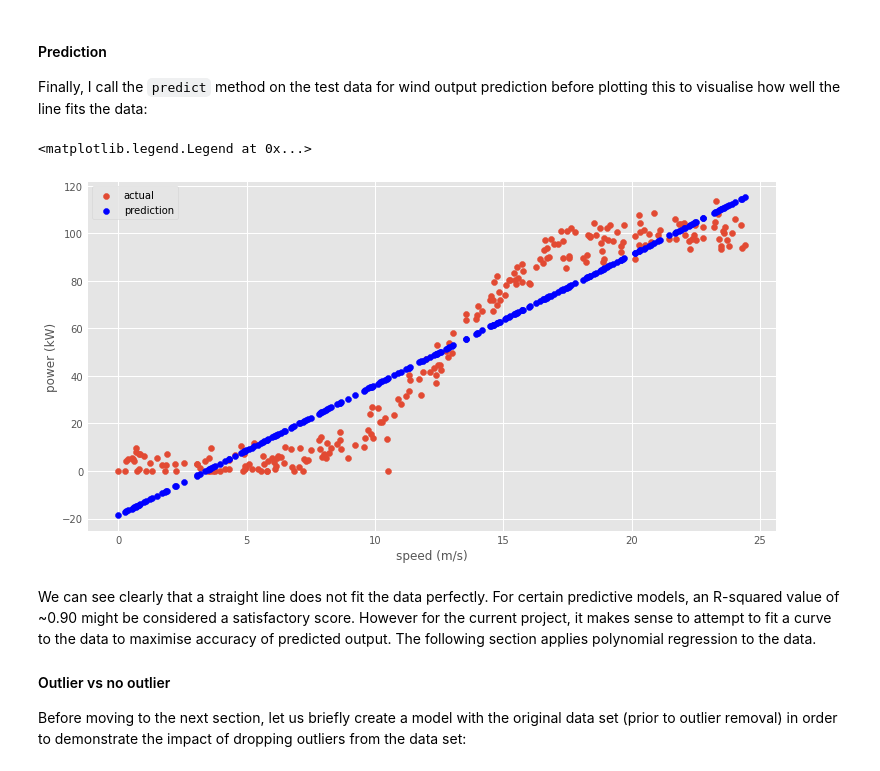
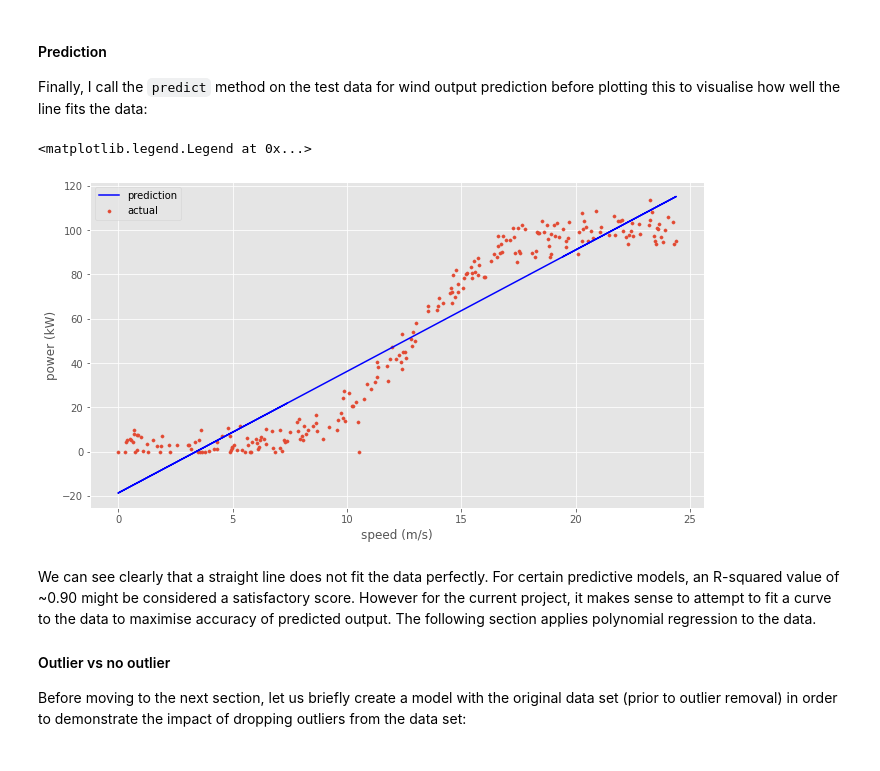
Before and after one commit to colm-o-caoimh/MachineLearning, a Jupyter notebook: mls_project2020.ipynb, the cells around one changed output. Cells and saved outputs as stored; diff of their text form; code cells hidden in the pictures.

```diff
--- a/mls_project2020.ipynb
+++ b/mls_project2020.ipynb
@@ -333,17 +333,17 @@ Finally, I call the `predict` method on the test data for wind output prediction
 # %%
 # Use model to make predictions
 prediction = reg.predict(A_Test)
 
 # Plot fitted line against data for visualisation
-plt.scatter(A_Test, B_Test, label='actual')
-plt.scatter(A_Test, prediction, label='prediction', color='b')
+plt.scatter(A_Test, B_Test, label='actual', s=10)
+plt.plot(A_Test, prediction, label='prediction', color='b')
 
 plt.xlabel('speed (m/s)')
 plt.ylabel('power (kW)')
 plt.legend()
 # %% [output]
 <matplotlib.legend.Legend at 0x...>
-[figure, old version]
+[figure, new version]
 # %% [markdown]
 We can see clearly that a straight line does not fit the data perfectly. For certain predictive models, an R-squared value of ~0.90 might be considered a satisfactory score. However for the current project, it makes sense to attempt to fit a curve to the data to maximise accuracy of predicted output. The following section applies polynomial regression to the data.
 
```
Also changed, not shown: parts of 33 cells of this notebook.
